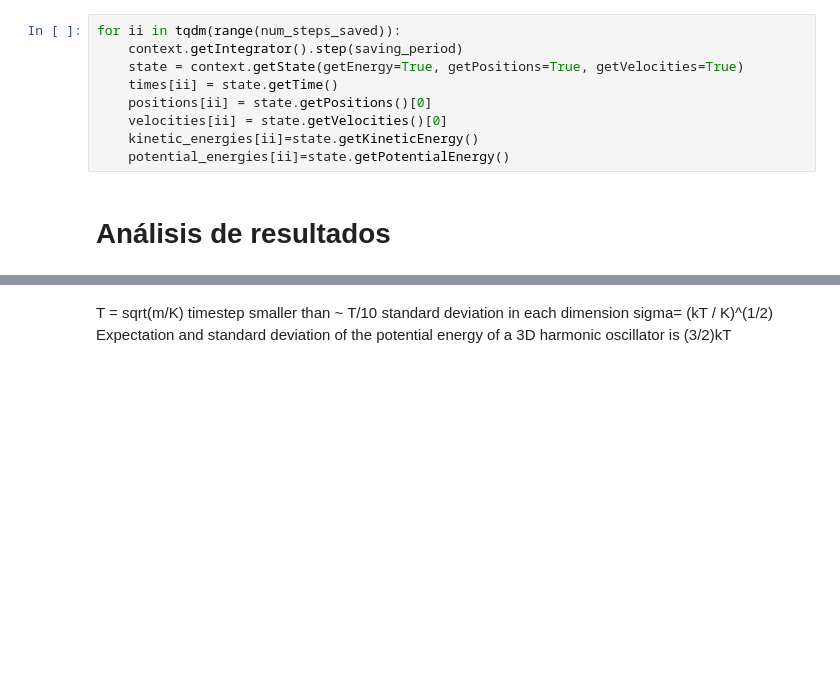
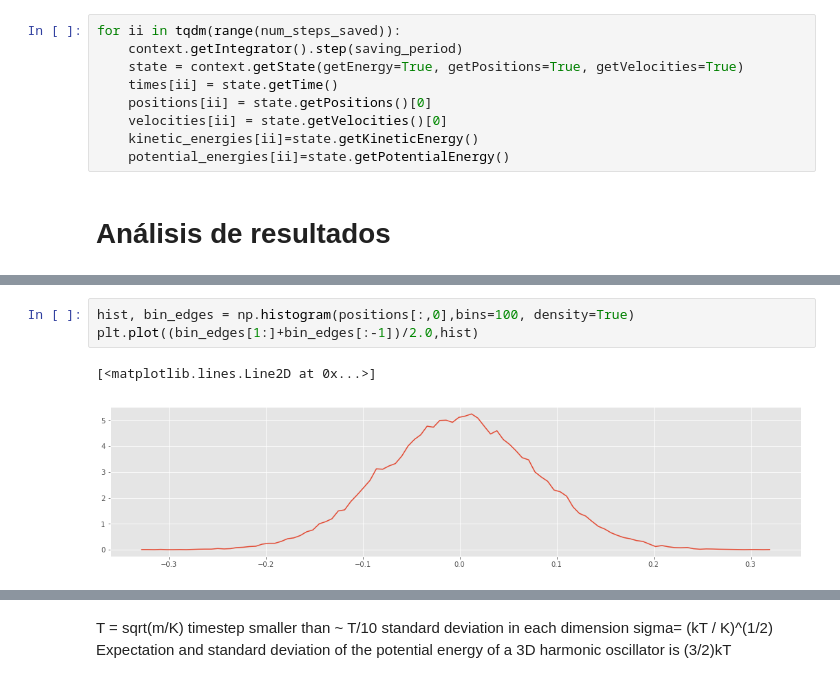
Before and after one commit to uibcdf/Academia, a Jupyter notebook: Dinámica_Molecular/Pozo_Harmónico.ipynb, the cells around one changed output, grey strips where cells are left out. Cells and saved outputs as stored; diff of their text form; blank space fills up the shorter version.

```diff
--- a/Dinámica_Molecular/Pozo_Harmónico.ipynb
+++ b/Dinámica_Molecular/Pozo_Harmónico.ipynb
@@ -109,0 +154,6 @@ for ii, ylabel in zip(range(3),['X','Y','Z']):
+# %%
+hist, bin_edges = np.histogram(positions[:,0],bins=100, density=True)
+plt.plot((bin_edges[1:]+bin_edges[:-1])/2.0,hist)
+# %% [output]
+[<matplotlib.lines.Line2D at 0x...>]
+[figure, added]
```
Also changed, not shown: parts of 16 cells of this notebook, 2 other files.
